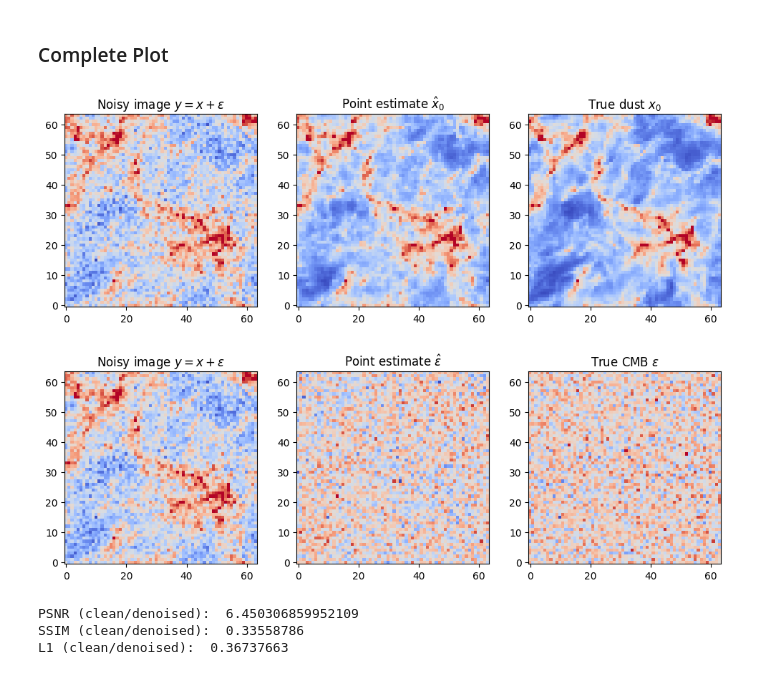
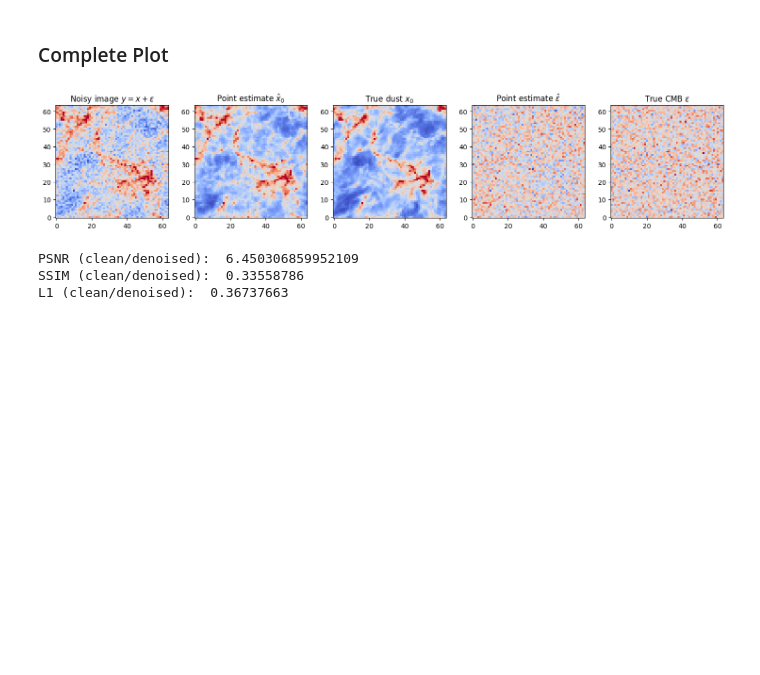
Before and after one commit to AlikMon88/Gibbs-Diff, a Jupyter notebook: unit_main_cosmo.ipynb, the cells around one changed output. Cells and saved outputs as stored; diff of their text form; code cells hidden in the pictures; blank space fills up the shorter version.

```diff
--- a/unit_main_cosmo.ipynb
+++ b/unit_main_cosmo.ipynb
@@ -979,43 +979,35 @@ L1 (clean/denoised):  2.2909677
 ### Complete Plot
 # %%
 # First figure: Signal (Dust) estimation
-fig, axs = plt.subplots(1, 3, figsize=(10, 5))
+fig, axs = plt.subplots(1, 5, figsize=(15, 8))
 
 axs[0].imshow(y[0], cmap='coolwarm', origin='lower', vmax=np.percentile(y[0], 99))
 axs[0].set_title(r'Noisy image $y = x + \varepsilon$')
 
 axs[1].imshow(x_denoised[0], cmap='coolwarm', origin='lower', vmax=np.percentile(x_denoised[0], 99))
 axs[1].set_title(r'Point estimate $\hat{x}_0$')
 
 # axs[2].imshow(x_denoised_mean[0], cmap='coolwarm', origin='lower', vmax=np.percentile(x_denoised_mean[0], 99))
 # axs[2].set_title(r'Posterior mean $\mathbb{E}[x \mid y]$')
 
 axs[2].imshow(x0[0], cmap='coolwarm', origin='lower', vmax=np.percentile(x0[0], 99))
 axs[2].set_title(r'True dust $x_0$')
 
-plt.tight_layout(pad=2)
-plt.show()
+# Second figure: Noise (CMB) estimation
 
-# Second figure: Noise (CMB) estimation
-fig, axs = plt.subplots(1, 3, figsize=(10, 5))
-
-axs[0].imshow(y[0], cmap='coolwarm', origin='lower', vmax=np.percentile(y[0], 99))
-axs[0].set_title(r'Noisy image $y = x + \varepsilon$')
-
-axs[1].imshow(pred_cmb, cmap='coolwarm', origin='lower')
-axs[1].set_title(r'Point estimate $\hat{\varepsilon}$')
+axs[3].imshow(pred_cmb, cmap='coolwarm', origin='lower')
+axs[3].set_title(r'Point estimate $\hat{\varepsilon}$')
 
 # axs[2].imshow(pred_cmb_mean[0], cmap='coolwarm', origin='lower')
 # axs[2].set_title(r'Posterior mean $\mathbb{E}[\varepsilon \mid y, x]$')
 
-axs[2].imshow(eps[0].reshape(eps[0].shape[-1], eps[0].shape[-2], -1), cmap='coolwarm', origin='lower')
-axs[2].set_title(r'True CMB $\varepsilon$')
+axs[4].imshow(eps[0].reshape(eps[0].shape[-1], eps[0].shape[-2], -1), cmap='coolwarm', origin='lower')
+axs[4].set_title(r'True CMB $\varepsilon$')
 
 plt.tight_layout(pad=2)
 plt.show()
 # %% [output]
-[figure, old version]
+[figure, new version]
-[figure, removed]
 # %%
 print('PSNR (clean/denoised): ', psnr_2d(x0, x_denoised))
 print('SSIM (clean/denoised): ', ssim_2d(x0, x_denoised))
```
Also changed, not shown: parts of 2 cells of this notebook, 6 other files.
